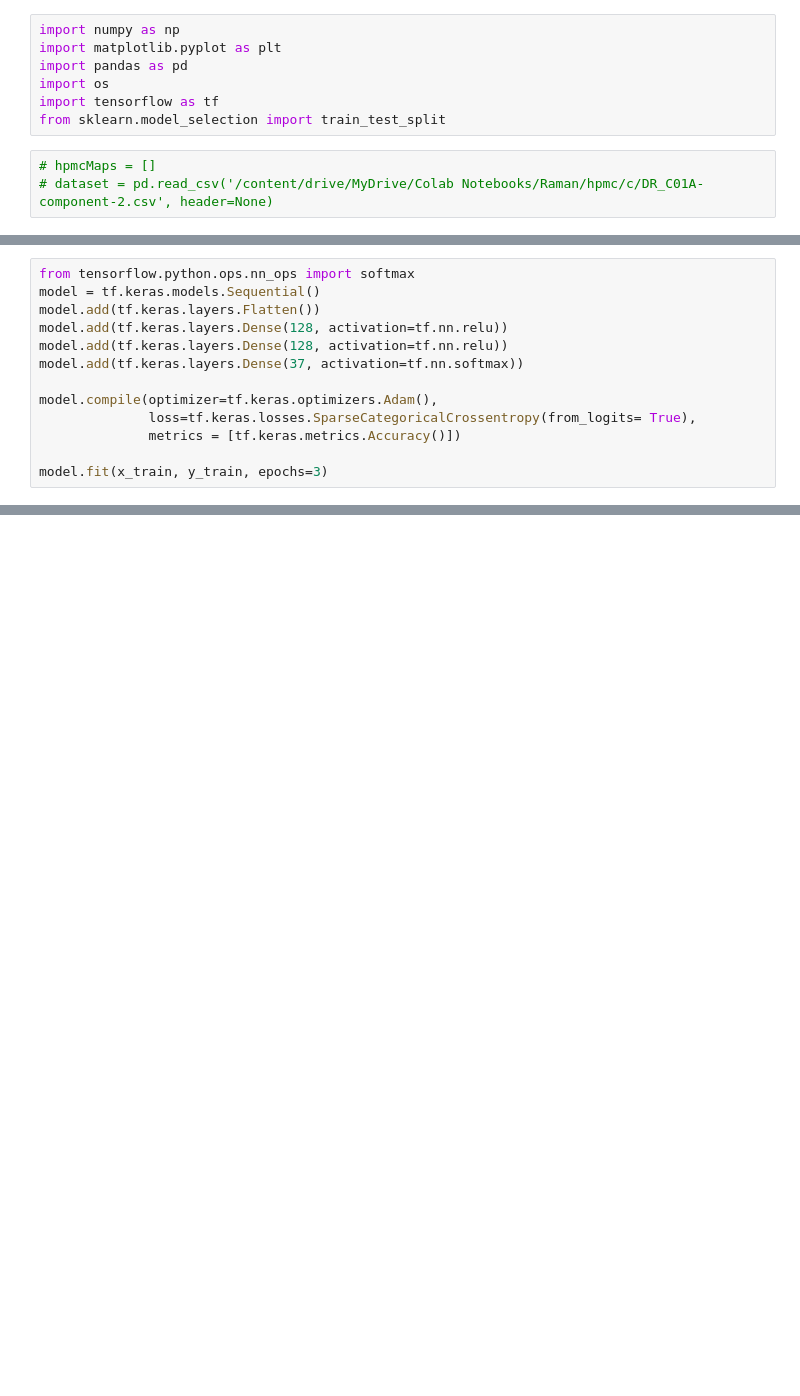
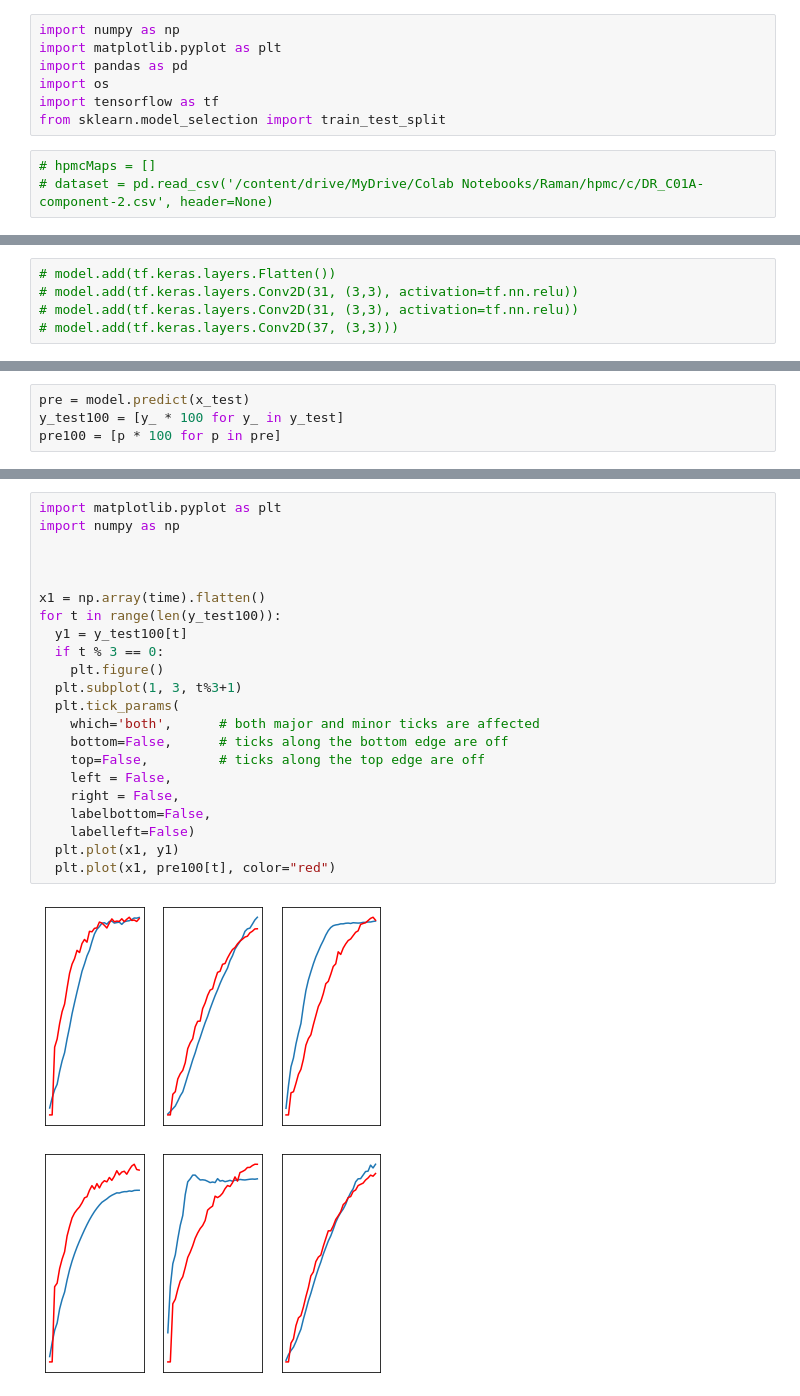
Before and after one commit to CsonVass/raman, a Jupyter notebook: DissolutionFromRaman.ipynb, the cells around one changed output, grey strips where cells are left out. Saved outputs shown, nothing was run; the diff lists cells and outputs as text; blank space fills up the shorter version.

```diff
--- a/DissolutionFromRaman.ipynb
+++ b/DissolutionFromRaman.ipynb
@@ -79,13 +101,5 @@ y_train = y_train.reshape(105, -1)
 # %%
-from tensorflow.python.ops.nn_ops import softmax
-model = tf.keras.models.Sequential()
-model.add(tf.keras.layers.Flatten())
-model.add(tf.keras.layers.Dense(128, activation=tf.nn.relu))
-model.add(tf.keras.layers.Dense(128, activation=tf.nn.relu))
-model.add(tf.keras.layers.Dense(37, activation=tf.nn.softmax))
-
-model.compile(optimizer=tf.keras.optimizers.Adam(),
-              loss=tf.keras.losses.SparseCategoricalCrossentropy(from_logits= True),
-              metrics = [tf.keras.metrics.Accuracy()])
-
-model.fit(x_train, y_train, epochs=3)
+# model.add(tf.keras.layers.Flatten())
+# model.add(tf.keras.layers.Conv2D(31, (3,3), activation=tf.nn.relu))
+# model.add(tf.keras.layers.Conv2D(31, (3,3), activation=tf.nn.relu))
+# model.add(tf.keras.layers.Conv2D(37, (3,3)))
@@ -93,0 +153,4 @@ ValueError: ignored
+# %%
+pre = model.predict(x_test)
+y_test100 = [y_ * 100 for y_ in y_test]
+pre100 = [p * 100 for p in pre]
@@ -93,0 +160,25 @@ ValueError: ignored
+# %%
+import matplotlib.pyplot as plt
+import numpy as np
+
+
+
+x1 = np.array(time).flatten()
+for t in range(len(y_test100)):
+  y1 = y_test100[t]
+  if t % 3 == 0:
+    plt.figure()
+  plt.subplot(1, 3, t%3+1)
+  plt.tick_params(
+    which='both',      # both major and minor ticks are affected
+    bottom=False,      # ticks along the bottom edge are off
+    top=False,         # ticks along the top edge are off
+    left = False,
+    right = False,
+    labelbottom=False,
+    labelleft=False)
+  plt.plot(x1, y1)
+  plt.plot(x1, pre100[t], color="red")
+# %% [output]
+[figure, added]
+[figure, added]
```
Also changed, not shown: parts of 14 cells of this notebook.
